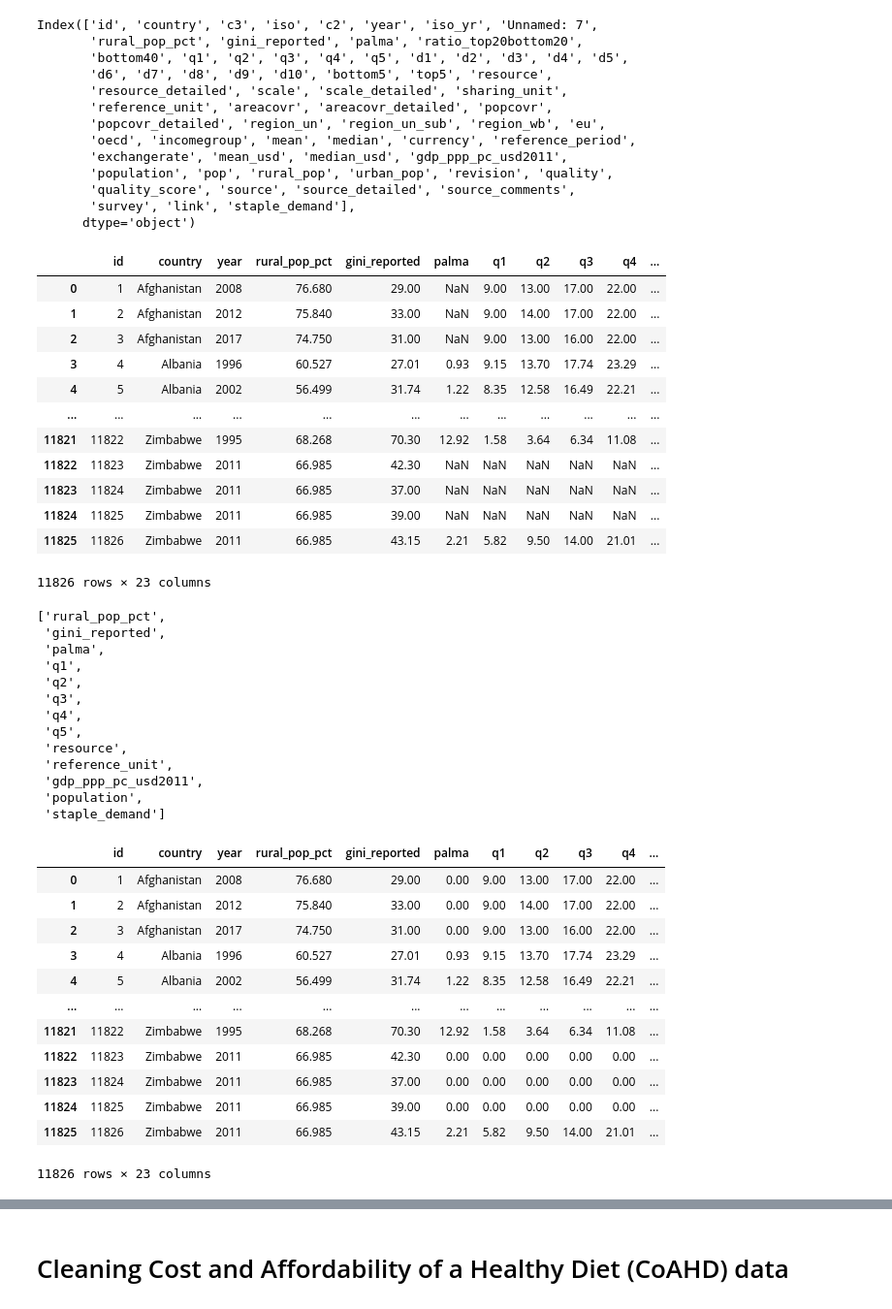
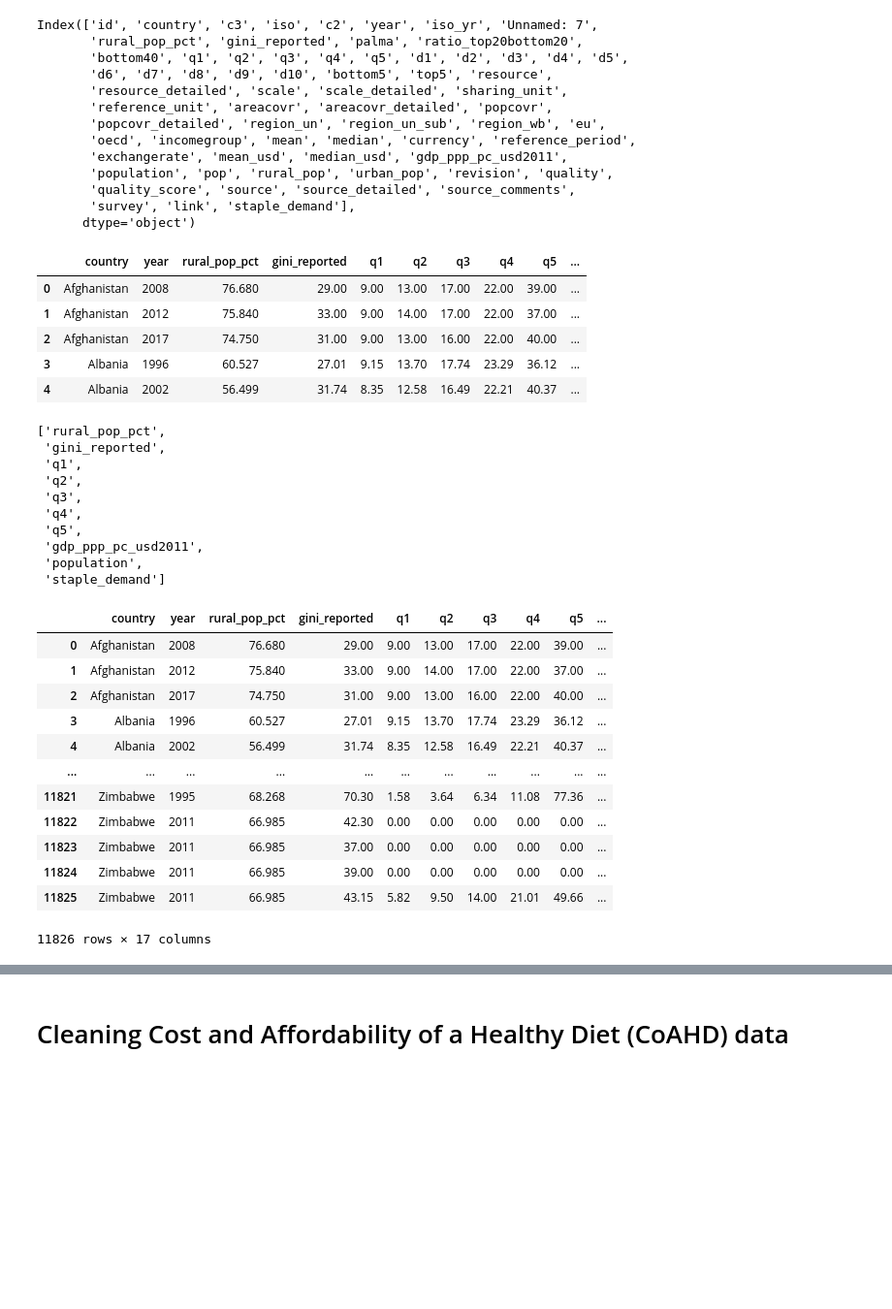
Before and after one commit to janettelau/consumption-patterns, a Jupyter notebook: reading_files_cleaning.ipynb, the cells around one changed output, grey strips where cells are left out. Shown: that part at 97% size. Drawn from its saved outputs; the diff is of its cells as text; code cells hidden in the pictures; blank space fills up the shorter version.

```diff
--- a/reading_files_cleaning.ipynb
+++ b/reading_files_cleaning.ipynb
@@ -67,31 +61,23 @@ Index(['id', 'country', 'c3', 'iso', 'c2', 'year', 'iso_yr', 'Unnamed: 7',
        'survey', 'link', 'staple_demand'],
       dtype='object')
 # %%
-# Keep only desired columns ( from 36 to 23)
-global_income_df = income_df[['id', 'country', 'year',
-       'rural_pop_pct', 'gini_reported', 'palma', 'q1', 'q2', 'q3', 'q4', 'q5',   'resource',
-       'resource_detailed',
-       'reference_unit', 'areacovr', 'region_un',
+# Keep only desired columns ( from 36 to 20)
+global_income_df = income_df[[ 'country', 'year',
+       'rural_pop_pct', 'gini_reported', 'q1', 'q2', 'q3', 'q4', 'q5',
+        'region_un',
        'oecd', 'incomegroup',
          'gdp_ppp_pc_usd2011',
        'population', 'rural_pop', 'urban_pop',
        'staple_demand']]
 # %%
-global_income_df
+global_income_df.head()
 # %% [output]
-|  | id | country | year | rural_pop_pct | gini_reported | palma | q1 | q2 | q3 | q4 | ... |
-| 0 | 1 | Afghanistan | 2008 | 76.680 | 29.00 | NaN | 9.00 | 13.00 | 17.00 | 22.00 | ... |
-| 1 | 2 | Afghanistan | 2012 | 75.840 | 33.00 | NaN | 9.00 | 14.00 | 17.00 | 22.00 | ... |
-| 2 | 3 | Afghanistan | 2017 | 74.750 | 31.00 | NaN | 9.00 | 13.00 | 16.00 | 22.00 | ... |
-| 3 | 4 | Albania | 1996 | 60.527 | 27.01 | 0.93 | 9.15 | 13.70 | 17.74 | 23.29 | ... |
-| 4 | 5 | Albania | 2002 | 56.499 | 31.74 | 1.22 | 8.35 | 12.58 | 16.49 | 22.21 | ... |
-| ... | ... | ... | ... | ... | ... | ... | ... | ... | ... | ... | ... |
-| 11821 | 11822 | Zimbabwe | 1995 | 68.268 | 70.30 | 12.92 | 1.58 | 3.64 | 6.34 | 11.08 | ... |
-| 11822 | 11823 | Zimbabwe | 2011 | 66.985 | 42.30 | NaN | NaN | NaN | NaN | NaN | ... |
-| 11823 | 11824 | Zimbabwe | 2011 | 66.985 | 37.00 | NaN | NaN | NaN | NaN | NaN | ... |
-| 11824 | 11825 | Zimbabwe | 2011 | 66.985 | 39.00 | NaN | NaN | NaN | NaN | NaN | ... |
-| 11825 | 11826 | Zimbabwe | 2011 | 66.985 | 43.15 | 2.21 | 5.82 | 9.50 | 14.00 | 21.01 | ... |
+|  | country | year | rural_pop_pct | gini_reported | q1 | q2 | q3 | q4 | q5 | ... |
+| 0 | Afghanistan | 2008 | 76.680 | 29.00 | 9.00 | 13.00 | 17.00 | 22.00 | 39.00 | ... |
+| 1 | Afghanistan | 2012 | 75.840 | 33.00 | 9.00 | 14.00 | 17.00 | 22.00 | 37.00 | ... |
+| 2 | Afghanistan | 2017 | 74.750 | 31.00 | 9.00 | 13.00 | 16.00 | 22.00 | 40.00 | ... |
+| 3 | Albania | 1996 | 60.527 | 27.01 | 9.15 | 13.70 | 17.74 | 23.29 | 36.12 | ... |
+| 4 | Albania | 2002 | 56.499 | 31.74 | 8.35 | 12.58 | 16.49 | 22.21 | 40.37 | ... |
-11826 rows × 23 columns
 # %%
 # Verifying for columns with NaN
 columns_with_nan = global_income_df.columns[global_income_df.isna().any()].tolist()
@@ -99,14 +85,11 @@ columns_with_nan
 # %% [output]
 ['rural_pop_pct',
  'gini_reported',
- 'palma',
  'q1',
  'q2',
  'q3',
  'q4',
  'q5',
- 'resource',
- 'reference_unit',
  'gdp_ppp_pc_usd2011',
  'population',
  'staple_demand']
@@ -114,32 +97,29 @@ columns_with_nan
 # Replacing the NaN value with 0 or '' depending on type of columns
 global_inc_wo_nan_df = global_income_df.fillna( {"rural_pop_pct" : 0,
                                                 'gini_reported': 0,
-                                                'palma' : 0 ,
                                                 'q1' : 0,
                                                 'q2' : 0,
                                                 'q3' : 0,
                                                 'q4' : 0,
                                                 'q5' : 0,
-                                                'resource' : '',
-                                                'reference_unit' : '',
                                                 'pop_gdp' : 0,
                                                 'population' : 0,
                                                 'staple_demand' : 0   })
 global_inc_wo_nan_df
 # %% [output]
-|  | id | country | year | rural_pop_pct | gini_reported | palma | q1 | q2 | q3 | q4 | ... |
-| 0 | 1 | Afghanistan | 2008 | 76.680 | 29.00 | 0.00 | 9.00 | 13.00 | 17.00 | 22.00 | ... |
-| 1 | 2 | Afghanistan | 2012 | 75.840 | 33.00 | 0.00 | 9.00 | 14.00 | 17.00 | 22.00 | ... |
-| 2 | 3 | Afghanistan | 2017 | 74.750 | 31.00 | 0.00 | 9.00 | 13.00 | 16.00 | 22.00 | ... |
-| 3 | 4 | Albania | 1996 | 60.527 | 27.01 | 0.93 | 9.15 | 13.70 | 17.74 | 23.29 | ... |
-| 4 | 5 | Albania | 2002 | 56.499 | 31.74 | 1.22 | 8.35 | 12.58 | 16.49 | 22.21 | ... |
-| ... | ... | ... | ... | ... | ... | ... | ... | ... | ... | ... | ... |
-| 11821 | 11822 | Zimbabwe | 1995 | 68.268 | 70.30 | 12.92 | 1.58 | 3.64 | 6.34 | 11.08 | ... |
-| 11822 | 11823 | Zimbabwe | 2011 | 66.985 | 42.30 | 0.00 | 0.00 | 0.00 | 0.00 | 0.00 | ... |
-| 11823 | 11824 | Zimbabwe | 2011 | 66.985 | 37.00 | 0.00 | 0.00 | 0.00 | 0.00 | 0.00 | ... |
-| 11824 | 11825 | Zimbabwe | 2011 | 66.985 | 39.00 | 0.00 | 0.00 | 0.00 | 0.00 | 0.00 | ... |
-| 11825 | 11826 | Zimbabwe | 2011 | 66.985 | 43.15 | 2.21 | 5.82 | 9.50 | 14.00 | 21.01 | ... |
+|  | country | year | rural_pop_pct | gini_reported | q1 | q2 | q3 | q4 | q5 | ... |
+| 0 | Afghanistan | 2008 | 76.680 | 29.00 | 9.00 | 13.00 | 17.00 | 22.00 | 39.00 | ... |
+| 1 | Afghanistan | 2012 | 75.840 | 33.00 | 9.00 | 14.00 | 17.00 | 22.00 | 37.00 | ... |
+| 2 | Afghanistan | 2017 | 74.750 | 31.00 | 9.00 | 13.00 | 16.00 | 22.00 | 40.00 | ... |
+| 3 | Albania | 1996 | 60.527 | 27.01 | 9.15 | 13.70 | 17.74 | 23.29 | 36.12 | ... |
+| 4 | Albania | 2002 | 56.499 | 31.74 | 8.35 | 12.58 | 16.49 | 22.21 | 40.37 | ... |
+| ... | ... | ... | ... | ... | ... | ... | ... | ... | ... | ... |
+| 11821 | Zimbabwe | 1995 | 68.268 | 70.30 | 1.58 | 3.64 | 6.34 | 11.08 | 77.36 | ... |
+| 11822 | Zimbabwe | 2011 | 66.985 | 42.30 | 0.00 | 0.00 | 0.00 | 0.00 | 0.00 | ... |
+| 11823 | Zimbabwe | 2011 | 66.985 | 37.00 | 0.00 | 0.00 | 0.00 | 0.00 | 0.00 | ... |
+| 11824 | Zimbabwe | 2011 | 66.985 | 39.00 | 0.00 | 0.00 | 0.00 | 0.00 | 0.00 | ... |
+| 11825 | Zimbabwe | 2011 | 66.985 | 43.15 | 5.82 | 9.50 | 14.00 | 21.01 | 49.66 | ... |
-11826 rows × 23 columns
+11826 rows × 17 columns
 # %%
 global_inc_wo_nan_df.count()
 # %% [output]
```
Also changed, not shown: parts of 30 cells of this notebook.
